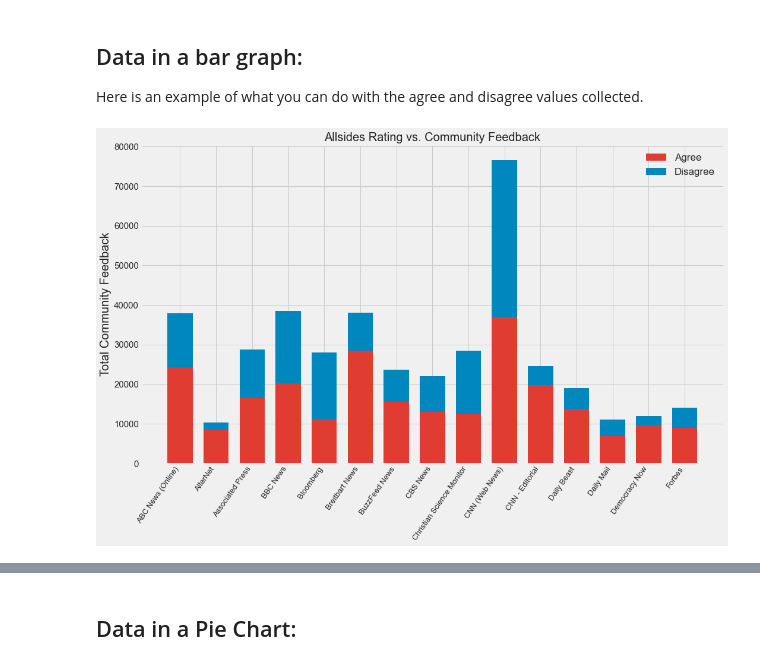
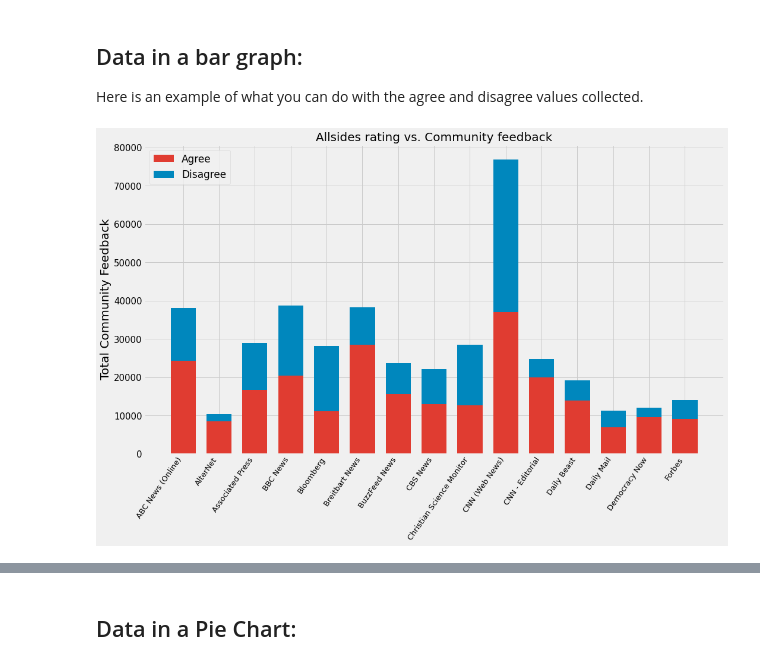
Before and after one commit to RamonAsuncion/allsides-web-scraper, a Jupyter notebook: Graphs.ipynb, the cells around one changed output, grey strips where cells are left out. Drawn from its saved outputs; the diff is of its cells as text; code cells hidden in the pictures.

```diff
--- a/Graphs.ipynb
+++ b/Graphs.ipynb
@@ -30,27 +30,26 @@ Here is an example of what you can do with the agree and disagree values collect
 # %%
 df2 = df.head(15).copy() # copys the first 15 from data.
 
 fg, ax = plt.subplots(figsize=(15,10))
 
 news_source = df2['News Source']
-vote = df2['Community feedback']
 
 news_source = np.arange(len(news_source))
 width = 0.7
 
 plt.bar(news_source, df2['Agree'],
         color='#E03C31', width=width, label='Agree')
 plt.bar(news_source, df2['Disagree'],
         color='#0087BD', width=width, bottom=df2['Agree'], label='Disagree')
 
 plt.xticks(ticks=news_source, labels=df2['News Source'], rotation=55, ha='right', fontsize="13")
 plt.yticks(fontsize="15")
 
-plt.legend(fontsize=17)
-plt.title('Allsides Rating vs. Community Feedback', fontsize=20)
+plt.legend(loc='upper left', fontsize=17)
+plt.title('Allsides rating vs. Community feedback', fontsize=20)
 plt.ylabel('Total Community Feedback', fontsize=20)
 plt.tight_layout()
 plt.grid(True)
 plt.show()  # To make the plot appear
 # %% [output]
-[figure, old version]
+[figure, new version]
```
Also changed, not shown: parts of 5 cells of this notebook.
